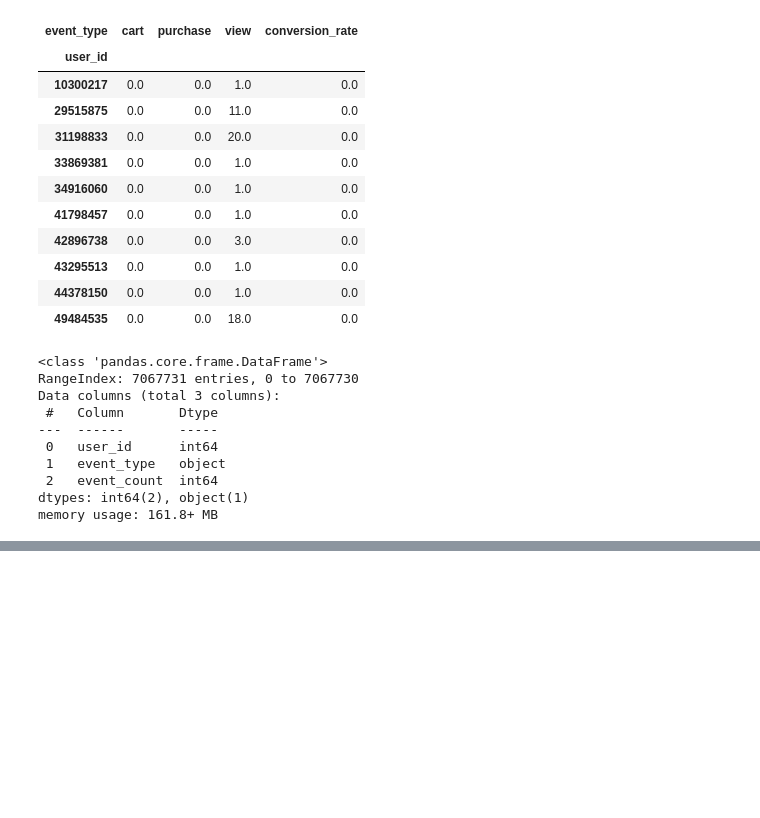
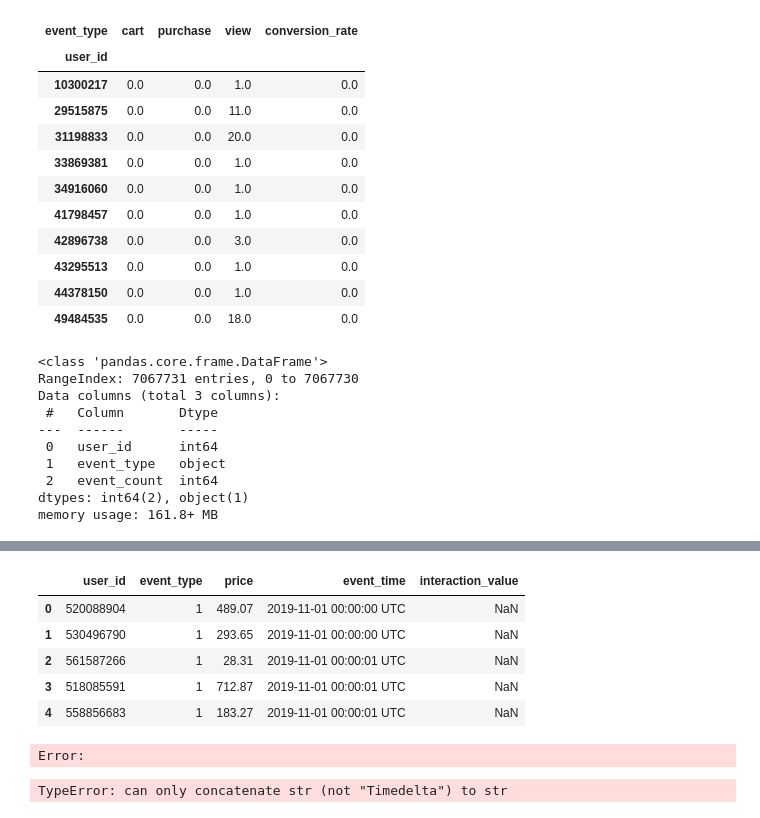
Before and after one commit to Jluisfeltrer/ecmn_cloud, a Jupyter notebook: cuadernos/C1.ipynb, the cells around one changed output, grey strips where cells are left out. Drawn from its saved outputs; the diff is of its cells as text; code cells hidden in the pictures; blank space fills up the shorter version.

```diff
--- a/cuadernos/C1.ipynb
+++ b/cuadernos/C1.ipynb
@@ -497,0 +534,30 @@ memory usage: 161.8+ MB
+# %%
+# Asignar valores numericos a los valores de la columna 'event_type' con interaction map
+interaction_map = {
+    'view': 1,
+    'cart': 2,
+    'purchase': 3
+}
+df_profile_clean['event_type'] = df_profile_clean['event_type'].map(interaction_map)
+# %%
+# Create the 'interaction_value' column and map values using 'interaction_map'
+df_profile_clean['interaction_value'] = df_profile_clean['event_type'].map(interaction_map)
+# %%
+df_profile_clean.head()
+# %% [output]
+|  | user_id | event_type | price | event_time | interaction_value |
+| 0 | 520088904 | 1 | 489.07 | 2019-11-01 00:00:00 UTC | NaN |
+| 1 | 530496790 | 1 | 293.65 | 2019-11-01 00:00:00 UTC | NaN |
+| 2 | 561587266 | 1 | 28.31 | 2019-11-01 00:00:01 UTC | NaN |
+| 3 | 518085591 | 1 | 712.87 | 2019-11-01 00:00:01 UTC | NaN |
+| 4 | 558856683 | 1 | 183.27 | 2019-11-01 00:00:01 UTC | NaN |
+# %%
+# Pasar la columna 'event_time' a datetime eliminando la parte UTC
+df_profile_clean['event_time'] = pd.to_datetime(df_profile_clean['event_time'].str.replace(' UTC', ''), format='%Y-%m-%d %H:%M:%S')
+# %% [output]
+Error:
+# %%
+#Identificar date_snapshot =
+snapshot_date = df_profile_clean['event_time'].max() + pd.Timedelta(days=1)
+# %% [output]
+TypeError: can only concatenate str (not "Timedelta") to str
```
Also changed, not shown: parts of 6 cells of this notebook, 1 other file.
